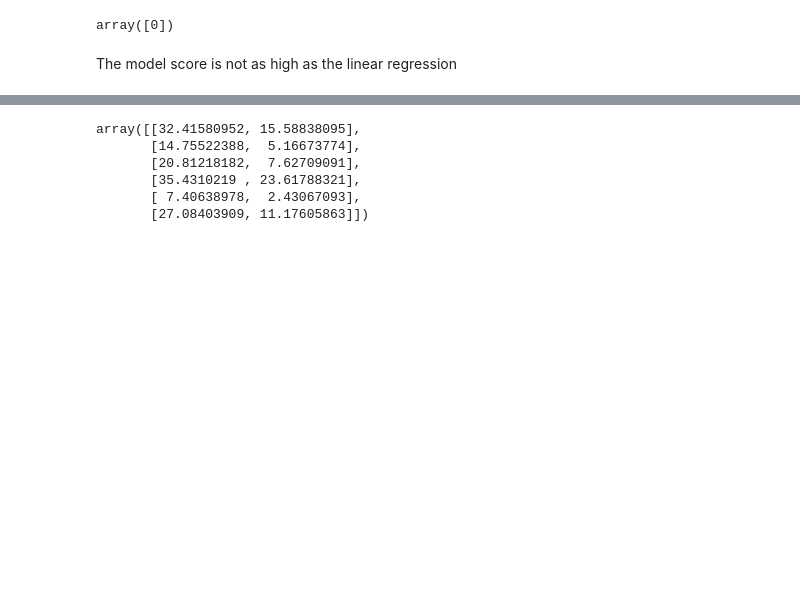
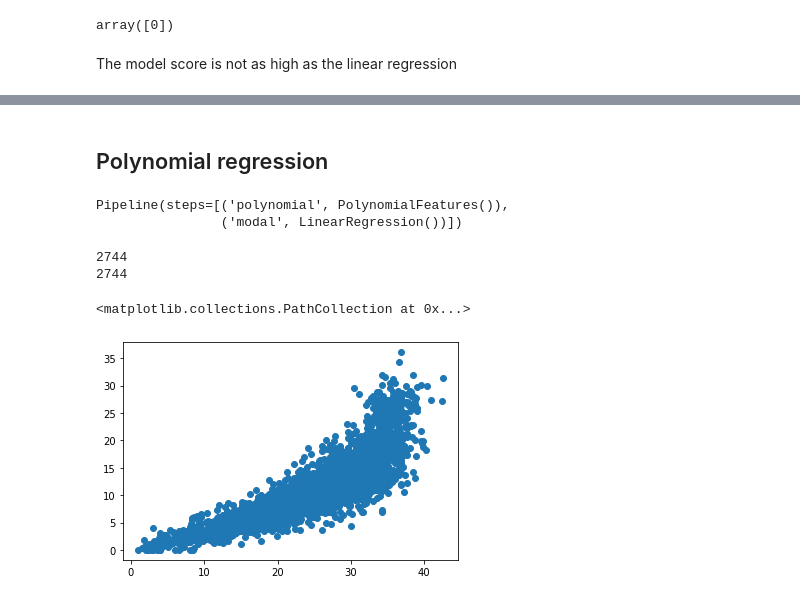
Before and after one commit to kunal-kapur/PlayerRegression-, a Jupyter notebook: Player Analysis.ipynb, the cells around one changed output, grey strips where cells are left out. Cells and saved outputs as stored; diff of their text form; code cells hidden in the pictures; blank space fills up the shorter version.

```diff
--- a/Player Analysis.ipynb
+++ b/Player Analysis.ipynb
@@ -295,9 +249,17 @@ playerClusters.score(playerScoringDf)
-# %%
-playerClusters.cluster_centers_
-# %% [output]
-array([[32.41580952, 15.58838095],
-       [14.75522388,  5.16673774],
-       [20.81218182,  7.62709091],
-       [35.4310219 , 23.61788321],
-       [ 7.40638978,  2.43067093],
-       [27.08403909, 11.17605863]])
+# %% [markdown]
+## Polynomial regression
+# %%
+xMinutes = x['mp_per_g'].to_numpy()
+yPoints = df['pts_per_g'].to_numpy()
+Input=[('polynomial',PolynomialFeatures(degree=2)),('modal',LinearRegression())]
+pipe=Pipeline(Input)
+pipe.fit(xMinutes.reshape(-1,1),yPoints.reshape(-1,1))
+# %% [output]
+Pipeline(steps=[('polynomial', PolynomialFeatures()),
+                ('modal', LinearRegression())])
+# %%
+print(len(xMinutes))
+print(len(yPoints))
+# %% [output]
+2744
+2744
@@ -303,0 +270,5 @@ array([[32.41580952, 15.58838095],
+# %%
+plt.scatter(xMinutes,yPoints)
+# %% [output]
+<matplotlib.collections.PathCollection at 0x...>
+[figure, added]
```
Also changed, not shown: parts of 31 cells of this notebook.
